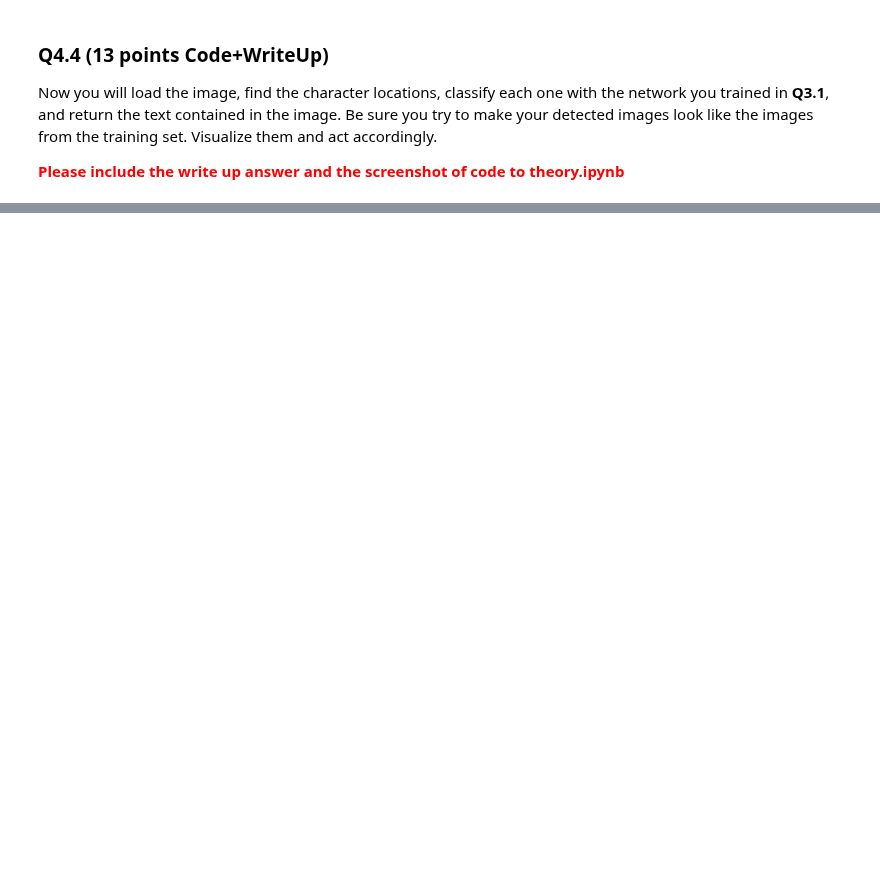
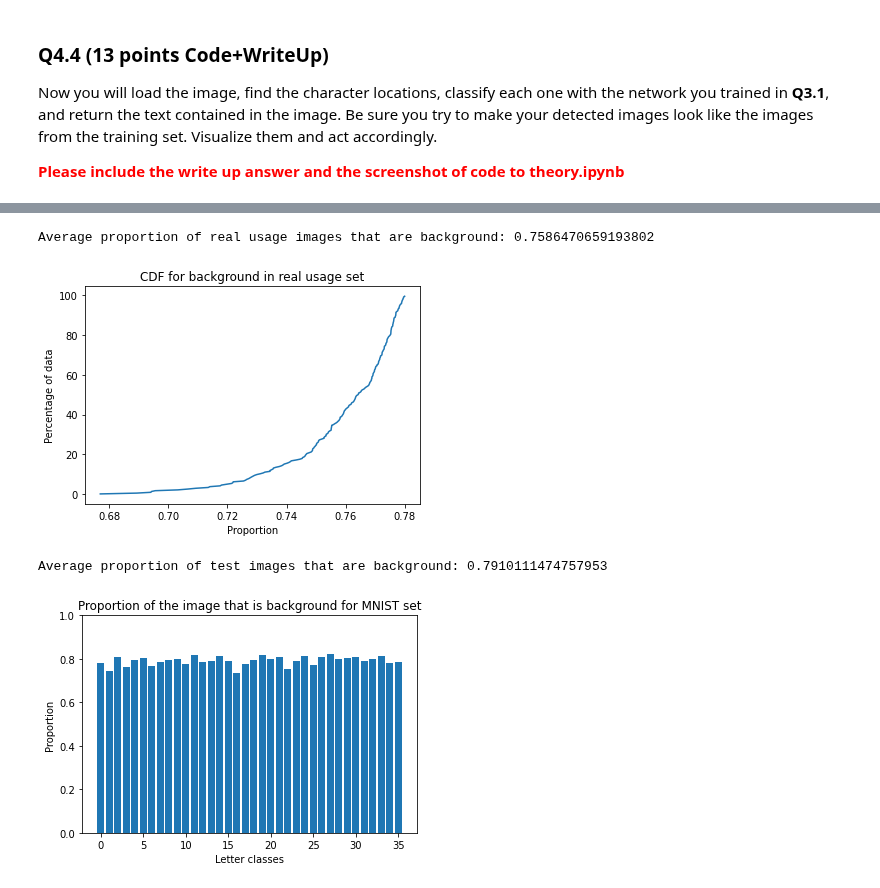
Before and after one commit to FranzEricSchneider/szeliski-algorithms-n-apps, a Jupyter notebook: class/hw3/q4.ipynb, the cells around one changed output, grey strips where cells are left out. Drawn from its saved outputs; the diff is of its cells as text; code cells hidden in the pictures; blank space fills up the shorter version.

```diff
--- a/class/hw3/q4.ipynb
+++ b/class/hw3/q4.ipynb
@@ -246,0 +205,56 @@ Accuracy: 0.1646586345381526
+# %%
+# Added code to investigate the original images
+import scipy.io
+from matplotlib import pyplot
+test_data = scipy.io.loadmat('data/nist36_test.mat')
+test_x, test_y = test_data['test_data'], test_data['test_labels']
+
+# for i, vector in enumerate(test_x):
+#     skimage.io.imsave(f"eric_images/test_set_{i}.png",
+#                       (vector * 255).astype(np.uint8).reshape((32, 32)))
+
+counter = 0
+real_usage_proportions = []
+for img in os.listdir('images'):
+    im1 = skimage.img_as_float(skimage.io.imread(os.path.join('images', img)))
+    bboxes, bw = findLetters(im1)
+    _, row_groups = get_row_groups(bw.shape[0], bboxes)
+    image_groups = pretty_letters(bw, row_groups)
+    for image_row in image_groups:
+        for image in image_row:
+            if np.average(image) < 0.5: import ipdb; ipdb.set_trace()
+            real_usage_proportions.append(np.average(image))
+            skimage.io.imsave(f"eric_images/real_usage_{counter}.png",
+                              (image * 255).astype(np.uint8))
+            skimage.io.imsave(f"eric_images/real_transposed_usage_{counter}.png",
+                              (image.T * 255).astype(np.uint8))
+            counter += 1
+print(f"Average proportion of real usage images that are background: {np.average(real_usage_proportions)}")
+pyplot.plot(sorted(real_usage_proportions),
+            np.arange(len(real_usage_proportions)) * 100/len(real_usage_proportions))
+pyplot.title("CDF for background in real usage set")
+pyplot.xlabel("Proportion")
+pyplot.ylabel("Percentage of data")
+pyplot.show()
+
+# Measure proportion per class
+from matplotlib import pyplot
+proportions = [[] for _ in range(test_y.shape[1])]
+for x, y in zip(test_x, test_y):
+    proportions[np.argmax(y)].append(np.average(x))
+for i in range(len(proportions)):
+    proportions[i] = np.average(proportions[i])
+print(f"Average proportion of test images that are background: {np.average(proportions)}")
+pyplot.bar(range(len(proportions)), proportions)
+pyplot.ylim(0, 1)
+pyplot.title("Proportion of the image that is background for MNIST set")
+pyplot.xlabel("Letter classes")
+pyplot.ylabel("Proportion")
+pyplot.show()
+
+# TODO: Look into the proportion of values between 0 and 1...
+# %% [output]
+Average proportion of real usage images that are background: 0.7586470659193802
+[figure, added]
+Average proportion of test images that are background: 0.7910111474757953
+[figure, added]
```
Also changed, not shown: parts of 4 cells of this notebook, 2 other files.
